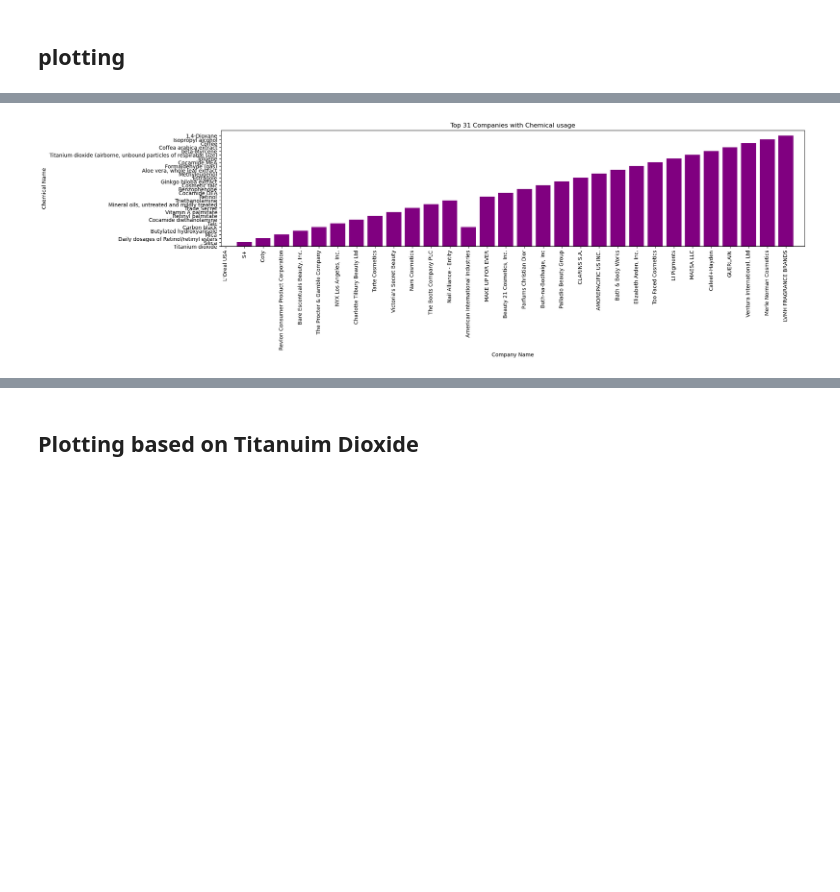
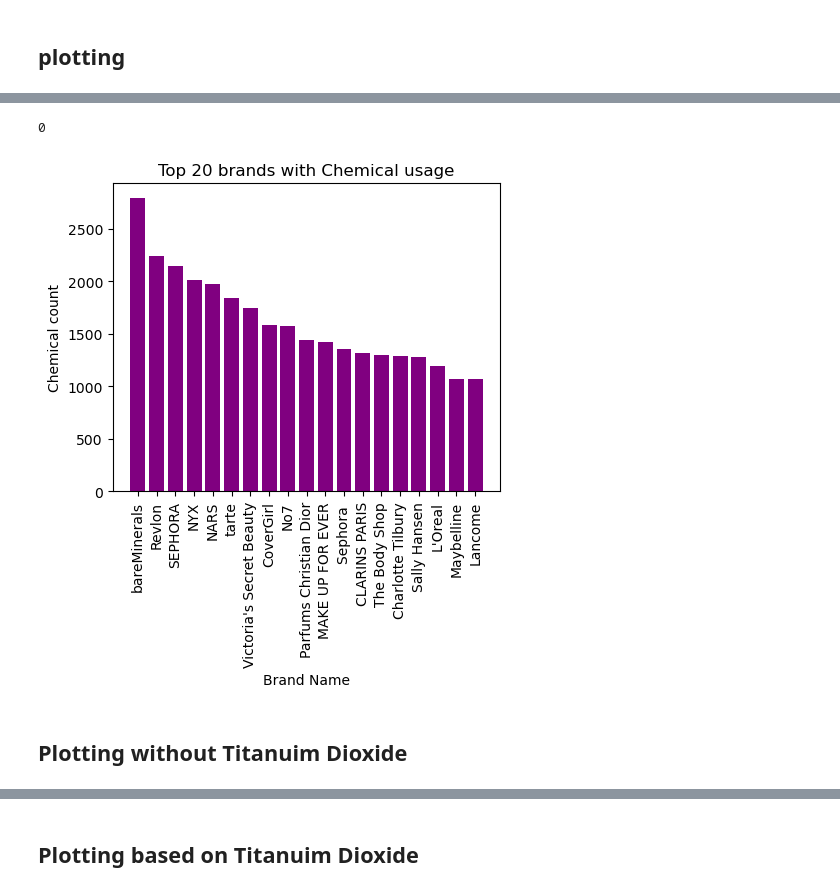
Before and after one commit to Nova8F/Project_1.0, a Jupyter notebook: MA_project1group1.ipynb, the cells around one changed output, grey strips where cells are left out. Cells and saved outputs as stored; diff of their text form; code cells hidden in the pictures; blank space fills up the shorter version.

```diff
--- a/MA_project1group1.ipynb
+++ b/MA_project1group1.ipynb
@@ -65,12 +79,12 @@ ChemicalCount              int64
 dtype: object
 # %%
-original_df['InitialDateReported'] = pd.to_datetime(original_df['InitialDateReported'])
-original_df['MostRecentDateReported'] = pd.to_datetime(original_df['MostRecentDateReported'])
-original_df['DiscontinuedDate'] = pd.to_datetime(original_df['DiscontinuedDate'])
-original_df['ChemicalCreatedAt'] = pd.to_datetime(original_df['ChemicalCreatedAt'])
-original_df['ChemicalUpdatedAt'] = pd.to_datetime(original_df['ChemicalUpdatedAt'])
-original_df['ChemicalDateRemoved'] = pd.to_datetime(original_df['ChemicalDateRemoved'])
-original_df.dtypes
+original_new_df['InitialDateReported'] = pd.to_datetime(original_new_df['InitialDateReported'])
+original_new_df['MostRecentDateReported'] = pd.to_datetime(original_new_df['MostRecentDateReported'])
+original_new_df['DiscontinuedDate'] = pd.to_datetime(original_new_df['DiscontinuedDate'])
+original_new_df['ChemicalCreatedAt'] = pd.to_datetime(original_new_df['ChemicalCreatedAt'])
+original_new_df['ChemicalUpdatedAt'] = pd.to_datetime(original_new_df['ChemicalUpdatedAt'])
+original_new_df['ChemicalDateRemoved'] = pd.to_datetime(original_new_df['ChemicalDateRemoved'])
+original_new_df.dtypes
 # %% [output]
 ProductName                       object
 CSF                               object
@@ -241,0 +149,6 @@ plt.show()
+# %%
+data_visualiation = original_new_df.groupby(["CompanyName", "BrandName", "ChemicalName"])["ChemicalName"].count().reset_index(name="ChemicalCount")
+# data_visualiation.columns = ['CompanyName', 'ChemicalCount']
+# data_visualiation['ChemicalName'] = original_new_df["ChemicalName"]
+# data_visualiation["BrandName"] = original_new_df["BrandName"]
+data_visualiation
@@ -241,0 +169,3 @@ plt.show()
+# %%
+sorted_df = data_visualiation.sort_values(by='ChemicalCount', ascending=False)
+sorted_df.head(20)
@@ -241,0 +190,3 @@ plt.show()
+# %%
+companies_over_1066 = sorted_df[sorted_df['ChemicalCount'] >= 1066]
+companies_over_1066
@@ -242,16 +225,24 @@ plt.show()
+# %%
+print(companies_over_1035["ChemicalName"].isnull().sum())
+# companies_over_1035["ChemicalName"] = companies_over_1035["ChemicalName"].astype(str)
+# companies_over_1035 = companies_over_1035.dropna(subset=["ChemicalName"])
+# %% [output]
+0
 # %%
 # Bar chart that explains the amount of chemical usages per the 31st companies that were mentioned the most.
-plt.figure(figsize=(20,4))
+plt.figure(figsize=(5,4))
 
-top_companies = plt.bar(companies_over_1035["CompanyName"], chemicals_over_71["ChemicalName"], color="purple")
+top_companies = plt.bar(companies_over_1066["BrandName"], companies_over_1066["ChemicalCount"], color="purple")
 # top_chemicals, = plt.bar(chemicals_over_71["ChemicalName"], chemicals_over_71["Count"])
 
-plt.xlabel('Company Name')
-plt.ylabel('Chemical Name')
-plt.title('Top 31 Companies with Chemical usage')
-plt.xlim(-0.25, len(top_companies))
+plt.xlabel('Brand Name')
+plt.ylabel('Chemical count')
+plt.title('Top 20 brands with Chemical usage')
+# plt.xlim(-0.25, len(top_companies))
 # plt.ylim(0, max(rain_df["Inches"])+10)
 plt.xticks(rotation=90)
 plt.show()
 # %% [output]
-[figure, old version]
+[figure, new version]
+# %% [markdown]
+## Plotting without Titanuim Dioxide
```
Also changed, not shown: parts of 37 cells of this notebook.
